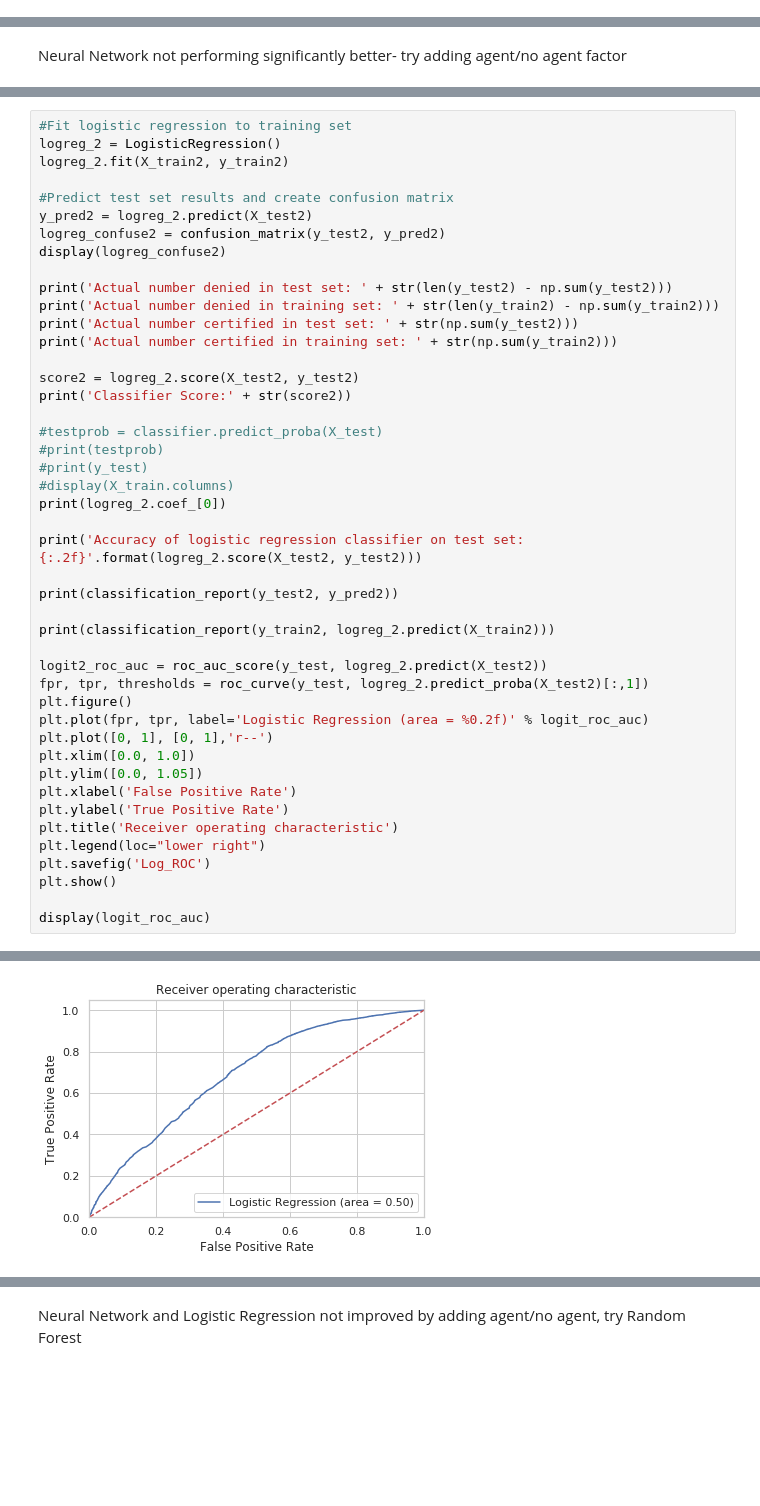
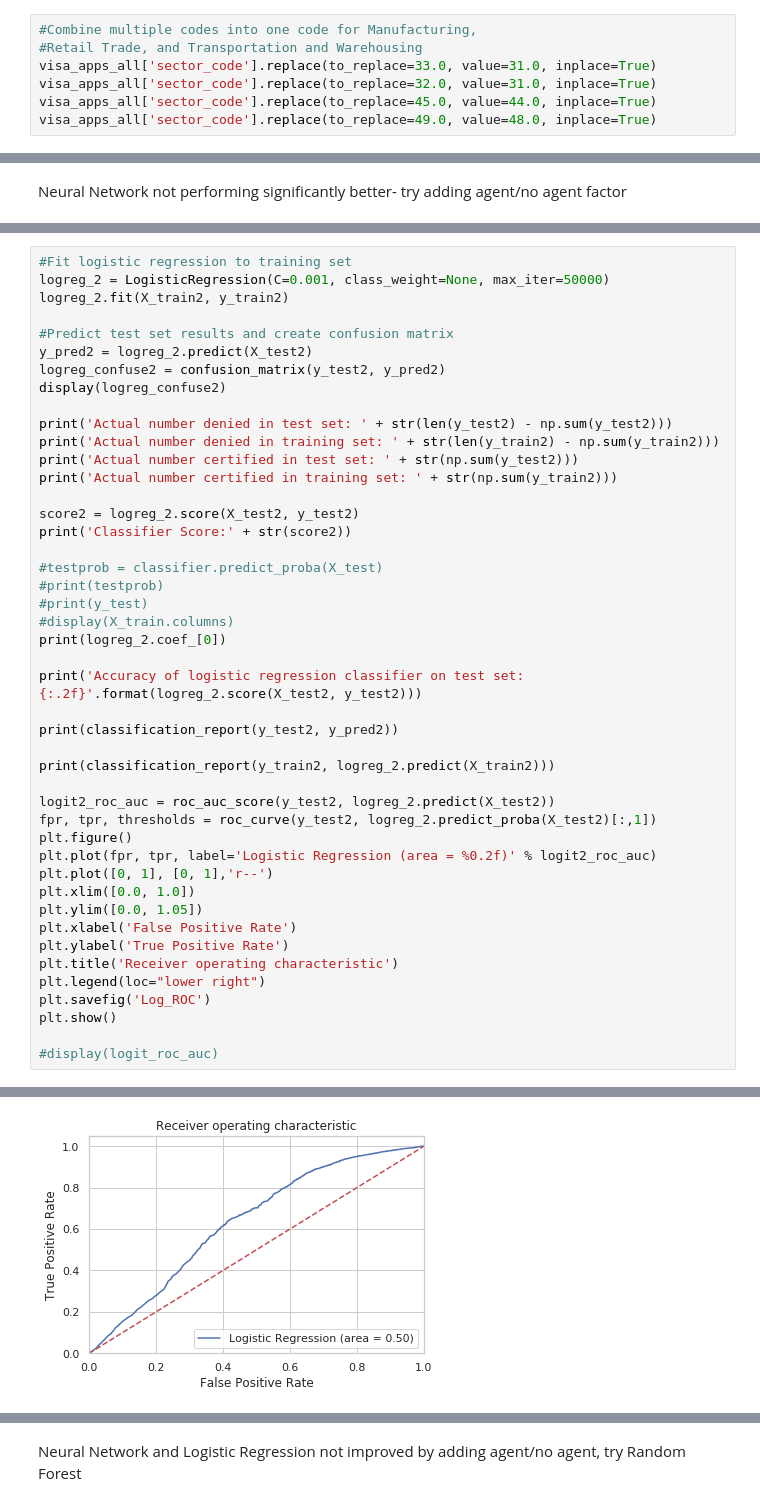
Before and after one commit to lkahre/insight_app, a Jupyter notebook: model_tests.ipynb, the cells around one changed output, grey strips where cells are left out. Cells and saved outputs as stored; diff of their text form; blank space fills up the shorter version.

```diff
--- a/model_tests.ipynb
+++ b/model_tests.ipynb
@@ -61,6 +61,13 @@ display(visa_apps_all)
 | 290114 | 2017-09-29 | 2017-09-27 | Withdrawn | 600.0 | 155,147.00 | ... |
 | 290115 | 2017-09-29 | 2017-09-21 | Withdrawn | 1.0 | 40,082.00 | ... |
 290116 rows × 27 columns
+# %%
+#Combine multiple codes into one code for Manufacturing,
+#Retail Trade, and Transportation and Warehousing
+visa_apps_all['sector_code'].replace(to_replace=33.0, value=31.0, inplace=True)
+visa_apps_all['sector_code'].replace(to_replace=32.0, value=31.0, inplace=True)
+visa_apps_all['sector_code'].replace(to_replace=45.0, value=44.0, inplace=True)
+visa_apps_all['sector_code'].replace(to_replace=49.0, value=48.0, inplace=True)
 # %% [markdown]
 Data read in- start Logistic Regression Tests
 # %%
@@ -381,6 +388,6 @@ Index(['case_status_Certified', 'case_status_Denied',
 # %%
 #Fit logistic regression to training set
-logreg_2 = LogisticRegression()
+logreg_2 = LogisticRegression(C=0.001, class_weight=None, max_iter=50000)
 logreg_2.fit(X_train2, y_train2)
 
 #Predict test set results and create confusion matrix
@@ -408,10 +415,10 @@ print(classification_report(y_test2, y_pred2))
 
 print(classification_report(y_train2, logreg_2.predict(X_train2)))
 
-logit2_roc_auc = roc_auc_score(y_test, logreg_2.predict(X_test2))
-fpr, tpr, thresholds = roc_curve(y_test, logreg_2.predict_proba(X_test2)[:,1])
+logit2_roc_auc = roc_auc_score(y_test2, logreg_2.predict(X_test2))
+fpr, tpr, thresholds = roc_curve(y_test2, logreg_2.predict_proba(X_test2)[:,1])
 plt.figure()
-plt.plot(fpr, tpr, label='Logistic Regression (area = %0.2f)' % logit_roc_auc)
+plt.plot(fpr, tpr, label='Logistic Regression (area = %0.2f)' % logit2_roc_auc)
 plt.plot([0, 1], [0, 1],'r--')
 plt.xlim([0.0, 1.0])
 plt.ylim([0.0, 1.05])
@@ -422,5 +429,5 @@ plt.legend(loc="lower right")
 plt.savefig('Log_ROC')
 plt.show()
 
-display(logit_roc_auc)
+#display(logit_roc_auc)
 # %% [output]
@@ -446 +467 @@ avg / total       0.93      0.95      0.93    209352
-[figure, old version]
+[figure, new version]
```
Also changed, not shown: parts of 23 cells of this notebook, 8 other files.
